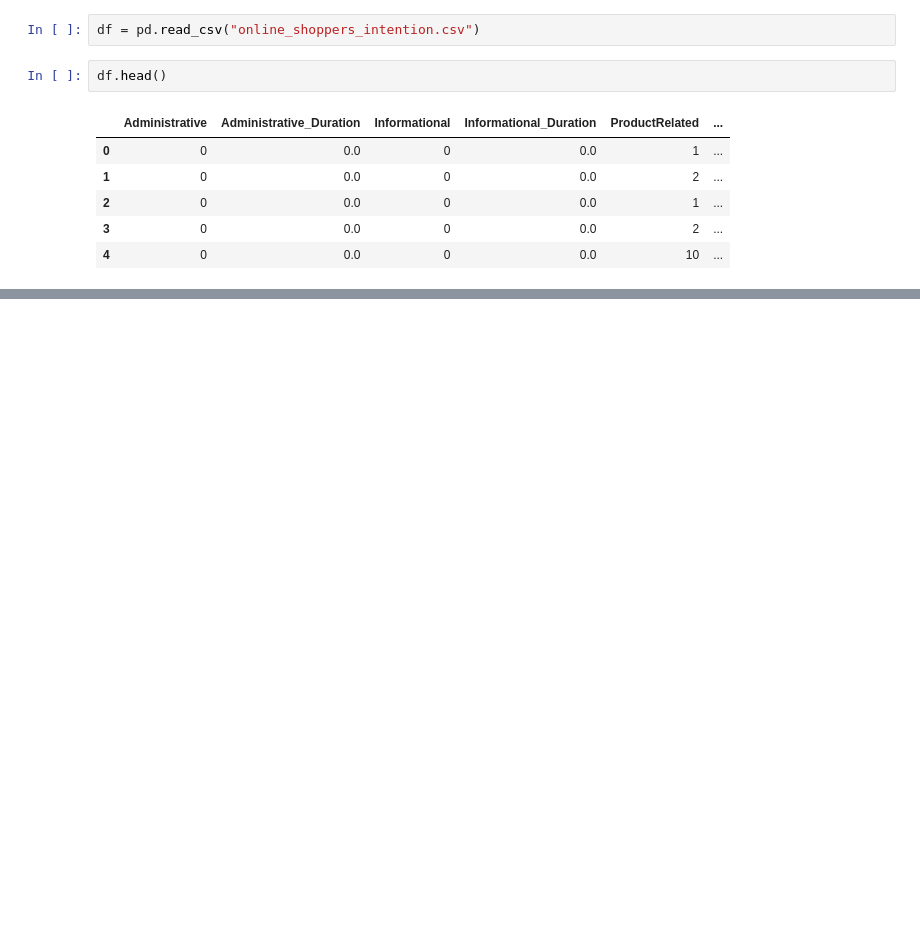
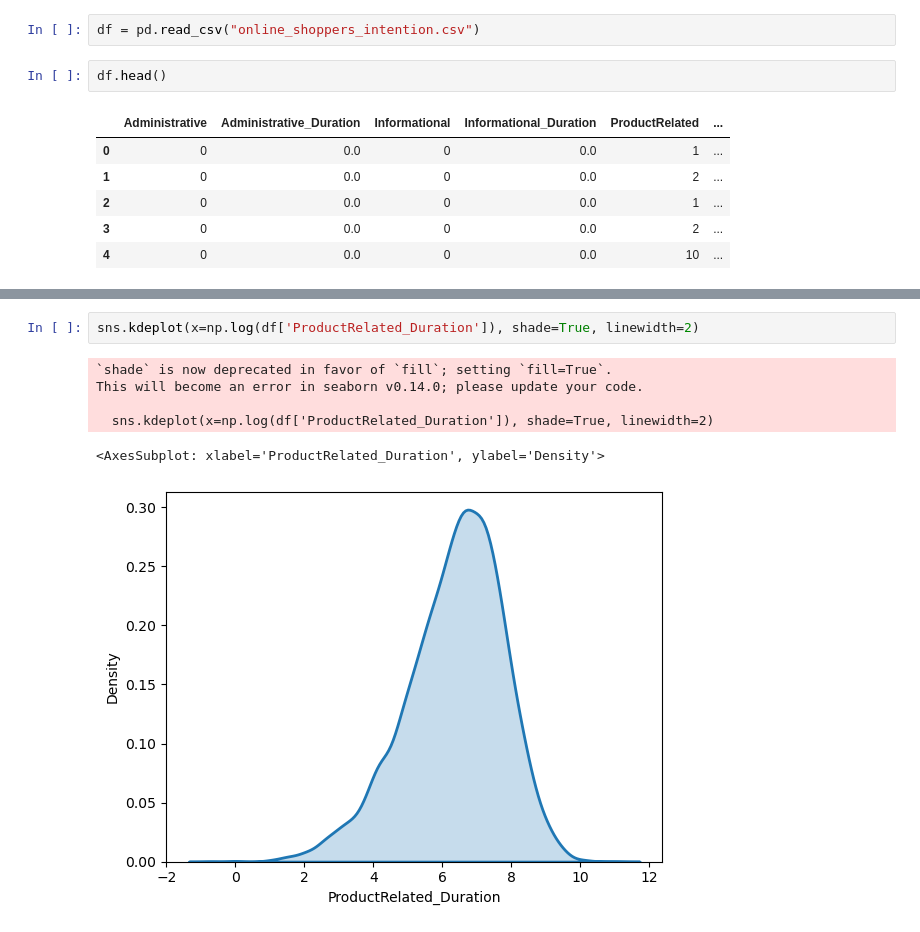
Before and after one commit to nicogkz/DS_Demo, a Jupyter notebook: 0_DataWrangling_and_Explo/1_DataExplo/1_Online_purchasing_intention/online_purchasing_intention.ipynb, the cells around one changed output, grey strips where cells are left out. Drawn from its saved outputs; the diff is of its cells as text; blank space fills up the shorter version.

```diff
--- a/0_DataWrangling_and_Explo/1_DataExplo/1_Online_purchasing_intention/online_purchasing_intention.ipynb
+++ b/0_DataWrangling_and_Explo/1_DataExplo/1_Online_purchasing_intention/online_purchasing_intention.ipynb
@@ -40,0 +131,9 @@ dtype: object
+# %%
+sns.kdeplot(x=np.log(df['ProductRelated_Duration']), shade=True, linewidth=2)
+# %% [output]
+`shade` is now deprecated in favor of `fill`; setting `fill=True`.
+This will become an error in seaborn v0.14.0; please update your code.
+
+  sns.kdeplot(x=np.log(df['ProductRelated_Duration']), shade=True, linewidth=2)
+<AxesSubplot: xlabel='ProductRelated_Duration', ylabel='Density'>
+[figure, added]
```
Also changed, not shown: parts of 22 cells of this notebook.
